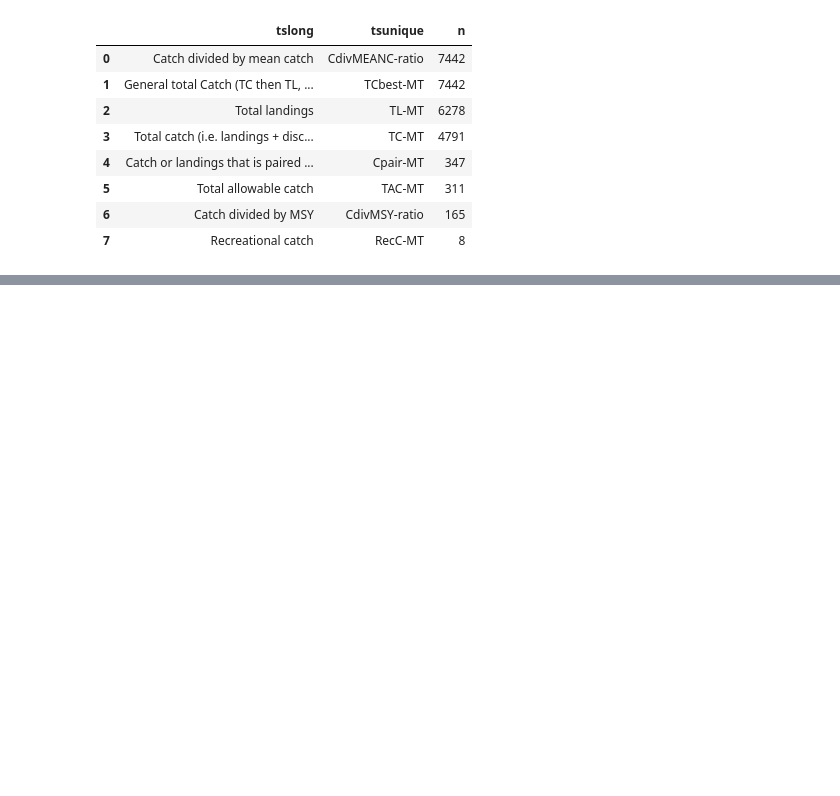
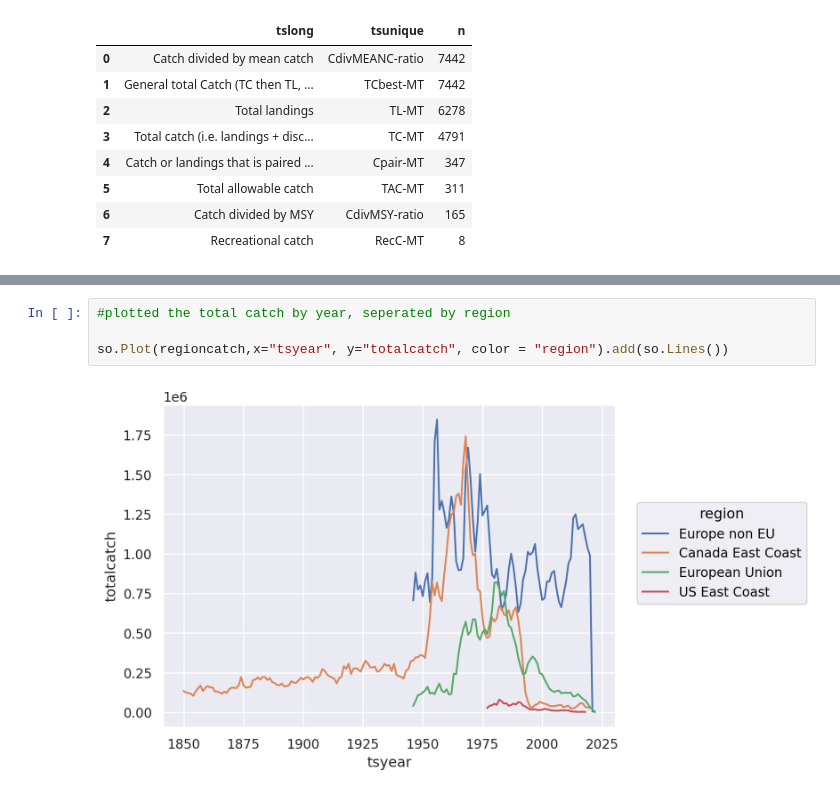
Before and after one commit to espm-288/fish-pam-shruti-paridhi-1, a Jupyter notebook: notebook.ipynb, the cells around one changed output, grey strips where cells are left out. Saved outputs shown, nothing was run; the diff lists cells and outputs as text; blank space fills up the shorter version.

```diff
--- a/notebook.ipynb
+++ b/notebook.ipynb
@@ -134,6 +130,12 @@ cod_catch.group_by(_.tslong, _.tsunique).agg(n = _.count()).order_by(_.n.desc())
 Now we are ready to dive into our data. First, We seek to replicate the following figure from the Millennium Ecosystem Assessment Project using the RAM data.
 
 ![](https://espm-157.github.io/website-r/img/cod.jpg)
+# %%
+#plotted the total catch by year, seperated by region
+
+so.Plot(regioncatch,x="tsyear", y="totalcatch", color = "region").add(so.Lines())
+# %% [output]
+[figure, added]
 # %% [markdown]
 # Excersise 2: Global Fisheries
 
```
Also changed, not shown: parts of 5 cells of this notebook.
